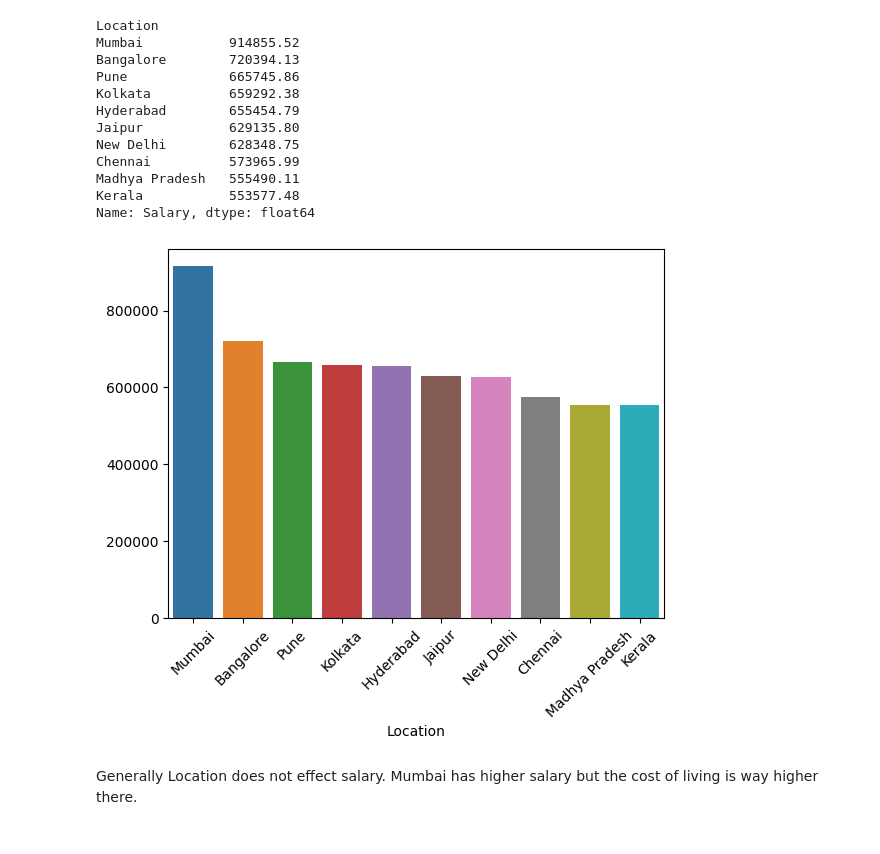
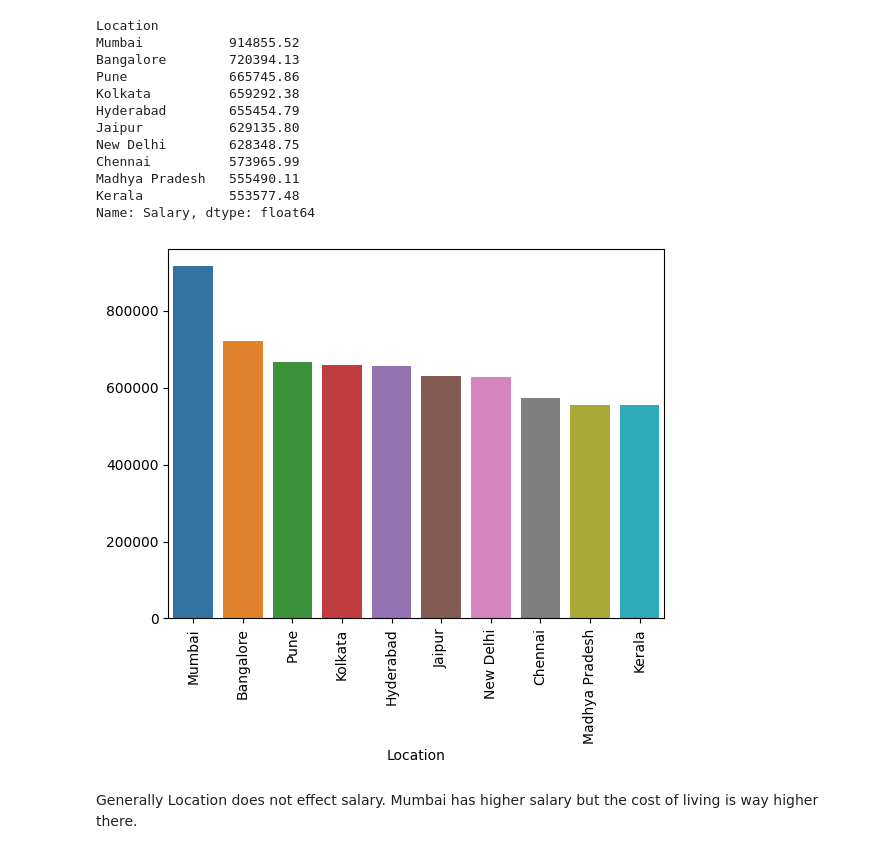
Before and after one commit to HetalVinchhi/salary-analysis, a Jupyter notebook: 01-salary_outlier detection.ipynb, the cells around one changed output. Drawn from its saved outputs; the diff is of its cells as text; code cells hidden in the pictures.

```diff
--- a/01-salary_outlier detection.ipynb
+++ b/01-salary_outlier detection.ipynb
@@ -116,4 +102,4 @@ dtype: int64
 
 Remove excat dulicate rows to avoid double counting
 # %%
-df.drop_duplicates()
+df.drop_duplicates(inplace=True)
@@ -543,9 +488,9 @@ Kerala           553577.48
 Name: Salary, dtype: float64
 # %%
 sns.barplot(x= grp_by_locations.index, y=grp_by_locations.values)
-plt.xticks(rotation = 45)
+plt.xticks(rotation = 90)
 plt.show()
 # %% [output]
-[figure, old version]
+[figure, new version]
 # %% [markdown]
 Generally Location does not effect salary.  Mumbai has higher salary but the cost of living is way higher there.
```
Also changed, not shown: parts of 25 cells of this notebook.
